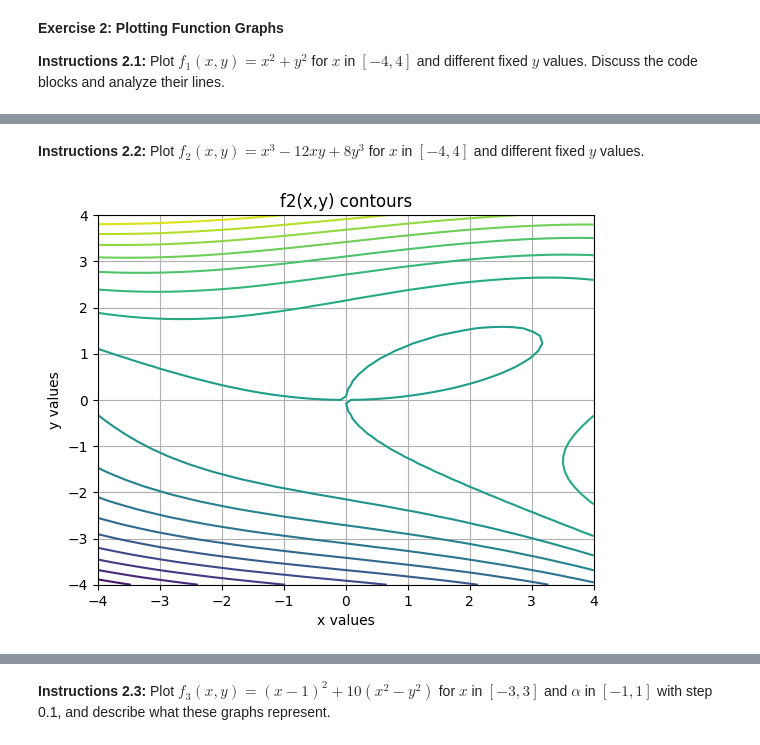
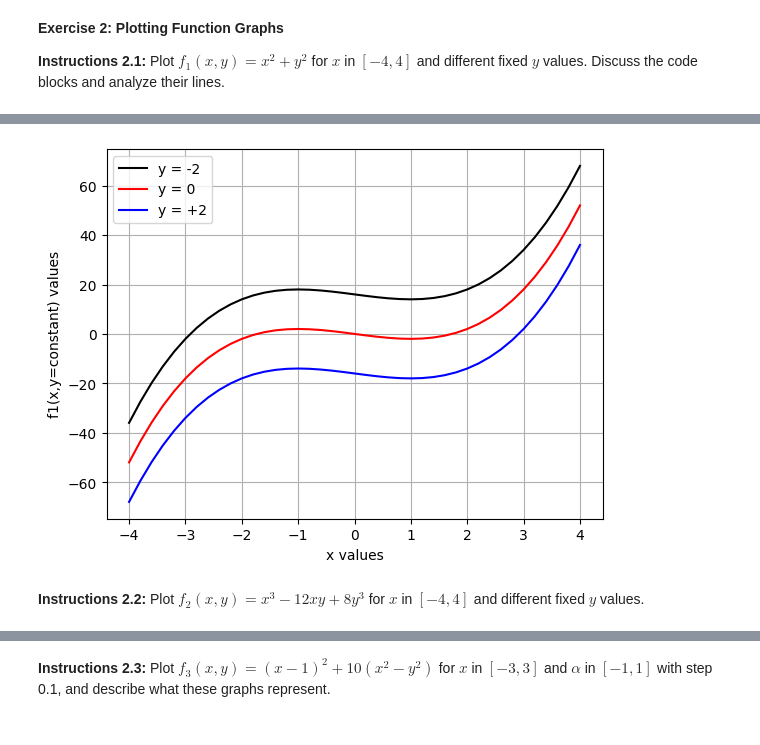
Before and after one commit to ArthurrMrv/nlp_course, a Jupyter notebook: lab2/maths_optimisation.ipynb, the cells around one changed output, grey strips where cells are left out. Drawn from its saved outputs; the diff is of its cells as text; code cells hidden in the pictures.

```diff
--- a/lab2/maths_optimisation.ipynb
+++ b/lab2/maths_optimisation.ipynb
@@ -51,21 +73,20 @@ plt.show()
+# %%
+# Create array of x samples
+xmin, xmax, nx = -4, 4, 41
+tab_x = np.linspace(xmin,xmax,nx)
+# Calculate values of f(x,y) for x values in tab_x and different y values
+tab_zm2 = f1(tab_x,-2)
+tab_z0 = f1(tab_x,0)
+tab_zp2 = f1(tab_x,2)
+# Plot the graph
+plt.plot(tab_x, tab_zm2,'k-',label='y = -2')
+plt.plot(tab_x, tab_z0,'r-',label='y = 0')
+plt.plot(tab_x, tab_zp2,'b-',label='y = +2')
+plt.xlabel('x values')
+plt.ylabel('f1(x,y=constant) values')
+plt.legend()
+plt.grid()
+# %% [output]
+[figure, added]
 # %% [markdown]
 **Instructions 2.2:** Plot $f_2(x,y)=x^3-12xy+8y^3$ for $x$ in $[-4,4]$ and different fixed $y$ values.
-# %%
-# Plot contour lines for f2(x,y)
-x_min, x_max = -4, 4
-y_min, y_max = -4, 4
-
-x = np.linspace(x_min, x_max, 50)
-y = np.linspace(y_min, y_max, 50)
-X, Y = np.meshgrid(x, y)
-
-Z = X**3 - 12*X*Y + 8*Y**3
-
-plt.contour(X, Y, Z, 20)
-plt.xlabel('x values')
-plt.ylabel('y values')
-plt.title('f2(x,y) contours')
-plt.grid(True)
-plt.show()
-# %% [output]
-[figure, removed]
```
Also changed, not shown: parts of 24 cells of this notebook.
